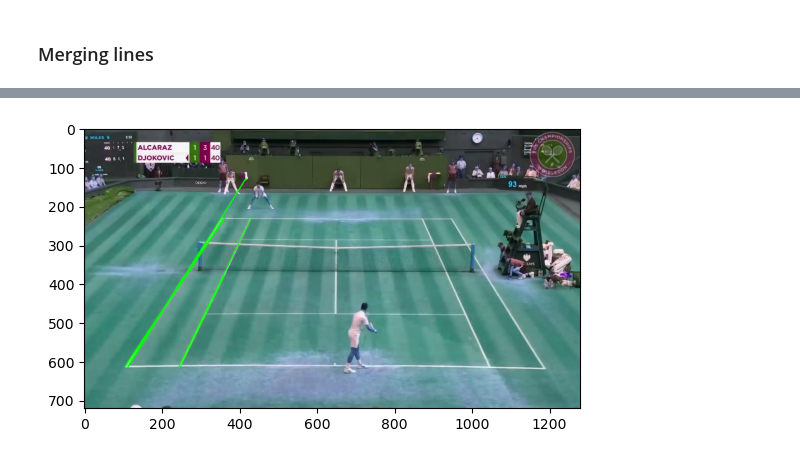
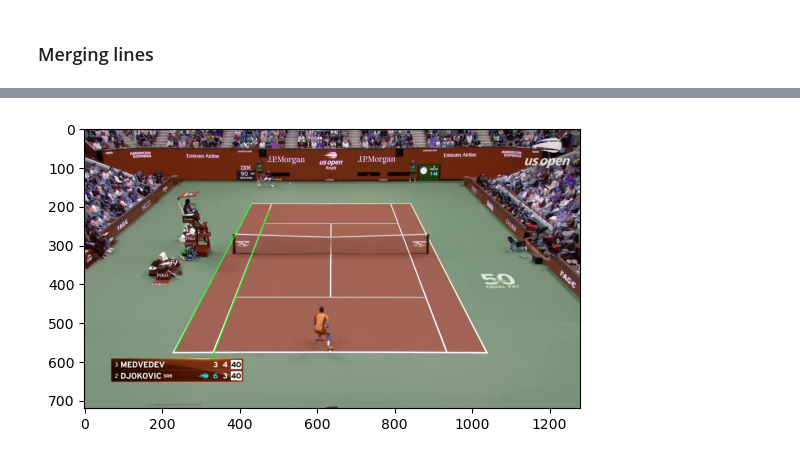
Before and after one commit to pamarinia/tennis_detection, a Jupyter notebook: court_detection.ipynb, the cells around one changed output, grey strips where cells are left out. Cells and saved outputs as stored; diff of their text form; code cells hidden in the pictures.

Commit message:
croisement point

```diff
--- a/court_detection.ipynb
+++ b/court_detection.ipynb
@@ -10,12 +10,12 @@ We use the 2023 Wimbledon final between Djokovic and Alcaraz.
 import cv2
 import matplotlib.pyplot as plt
 
-video_path = 'Alcaraz_Djokovic_Wimbledon_2023_Final.mp4'
+video_path = 'Medvedev_Djokovic_2023_US_Open_Final.mp4'
 
 cap = cv2.VideoCapture(video_path)
 
 fps = cap.get(cv2.CAP_PROP_FPS)  # Get frames per second
-frame_number = 10 * 60 * fps  # Calculate frame number for 20th minute
+frame_number = 15 * 60 * fps  # Calculate frame number for 20th minute
 
 cap.set(cv2.CAP_PROP_POS_FRAMES, frame_number)  # Set the position of the video file to the desired frame
 
@@ -37,7 +37,7 @@ Frame shape: (720, 1280, 3)
 gray_image = cv2.cvtColor(frame, cv2.COLOR_BGR2GRAY)
 
 # Définir un seuil de luminosité pour déterminer les pixels blancs
-seuil = 200
+seuil = 170
 
 # Créer un masque pour les pixels suffisamment blancs
 mask = cv2.threshold(gray_image, seuil, 255, cv2.THRESH_BINARY)[1]
@@ -83,10 +84,10 @@ plt.imshow(update_result, cmap='gray')
 # %% [markdown]
 ## Line detection
 # %%
-edges = cv2.Canny(update_result, 50, 150, apertureSize=3)
+edges = cv2.Canny(result, 50, 150, apertureSize=3)
 
 # Apply Probabilistic Hough Transform
-lines = cv2.HoughLinesP(edges, 1, np.pi / 90, 100, minLineLength=200, maxLineGap=80)
+lines = cv2.HoughLinesP(edges, 1, np.pi / 180, 120, minLineLength=150, maxLineGap=30)
 
 # Create a copy of the original image to draw lines on
 line_image = np.copy(frame)
@@ -429,40 +357,14 @@ plt.show()
 # %%
-def merge_vertical_lines(lines, threshold=10):
-    # Sort lines by the y-coordinate of the first point
-    lines.sort(key=lambda line: line[0][1])
-
-    merged_lines = []
-    for i in range(len(lines) - 1):
-        T = lines[i]
-        B = lines[i + 1]
-
-        # Calculate the difference in x-coordinates
-        d = abs(T[0][2] - B[0][0])
-
-        if d < threshold:
-            # Merge lines
-            M = [[T[0][0], T[0][1], B[0][2], B[0][3]]]
-            merged_lines.append(M)
-        else:
-            merged_lines.append(T)
-
-    # Add the last line
-    if len(lines) > 0:
-        merged_lines.append(lines[-1])
-
-    return merged_lines
-
 # Assuming 'vertical_lines' is the list of vertical lines
-merged_vertical_lines = merge_vertical_lines(left_vertical_lines)
-
+merged_left_vertical_lines = merge_vertical_lines(left_vertical_lines)
 # Draw merged lines on the image
 line_image = np.copy(frame)
-draw_lines(line_image, merged_vertical_lines, (0, 255, 0))  # Green for merged vertical lines
+draw_lines(line_image, merged_left_vertical_lines, (0, 255, 0))  # Green for merged vertical lines
 
 # Convert color space for matplotlib
 line_image = cv2.cvtColor(line_image, cv2.COLOR_BGR2RGB)
 
 plt.imshow(line_image)
 plt.show()
 # %% [output]
-[figure, old version]
+[figure, new version]
```
Also changed, not shown: parts of 16 cells of this notebook.
